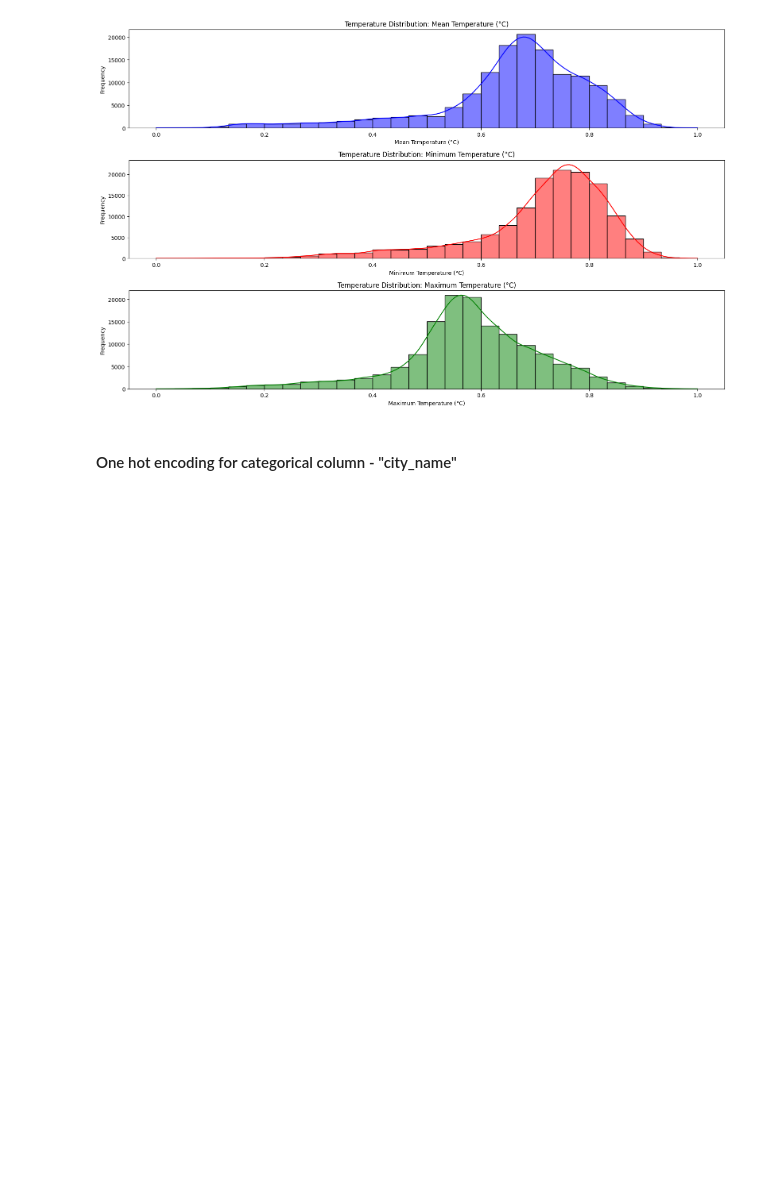
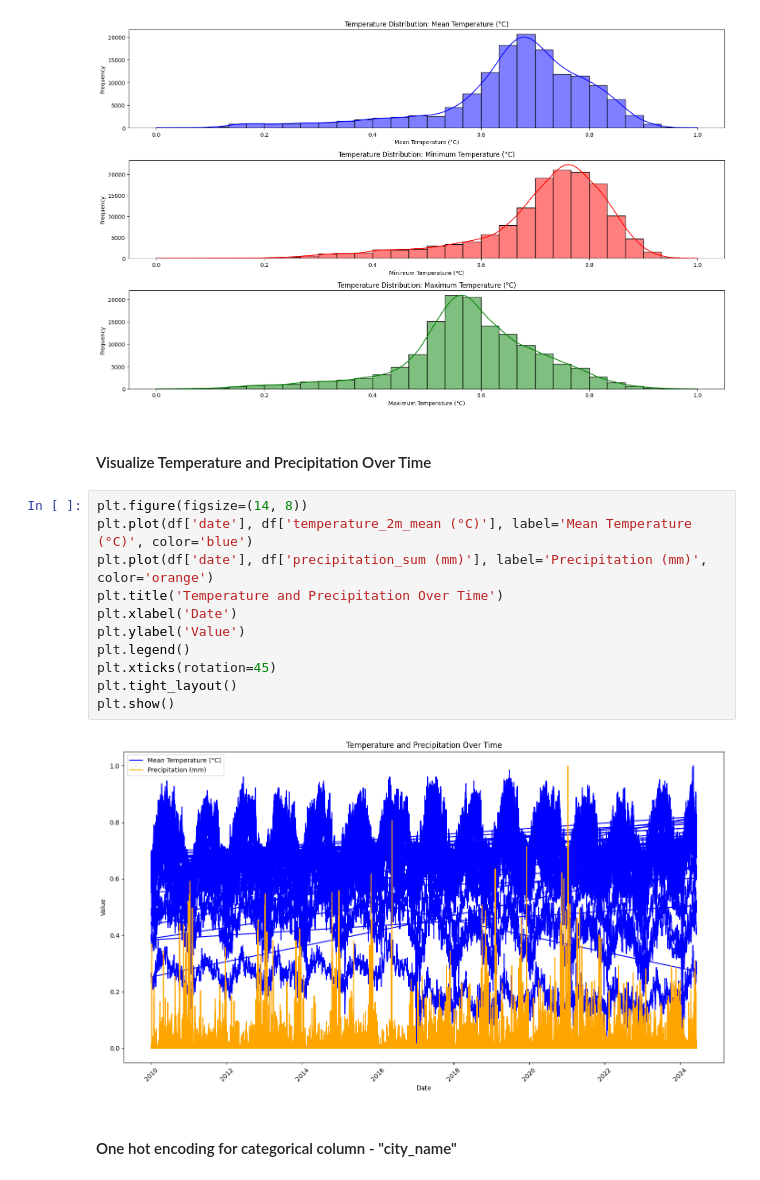
Before and after one commit to IT21271182/Deep-Learning-Project, a Jupyter notebook: IT21252990.ipynb, the cells around one changed output. Cells and saved outputs as stored; diff of their text form; blank space fills up the shorter version.

Commit message:
Visualize Temperature and Precipitation Over Time

```diff
--- a/IT21252990.ipynb
+++ b/IT21252990.ipynb
@@ -213,6 +213,21 @@ plt.tight_layout()
 plt.show()
 # %% [output]
 [figure]
+# %% [markdown]
+#### Visualize Temperature and Precipitation Over Time
+# %%
+plt.figure(figsize=(14, 8))
+plt.plot(df['date'], df['temperature_2m_mean (°C)'], label='Mean Temperature (°C)', color='blue')
+plt.plot(df['date'], df['precipitation_sum (mm)'], label='Precipitation (mm)', color='orange')
+plt.title('Temperature and Precipitation Over Time')
+plt.xlabel('Date')
+plt.ylabel('Value')
+plt.legend()
+plt.xticks(rotation=45)
+plt.tight_layout()
+plt.show()
+# %% [output]
+[figure, added]
 # %% [markdown]
 #### One hot encoding for categorical column - "city_name"
 # %%
```
